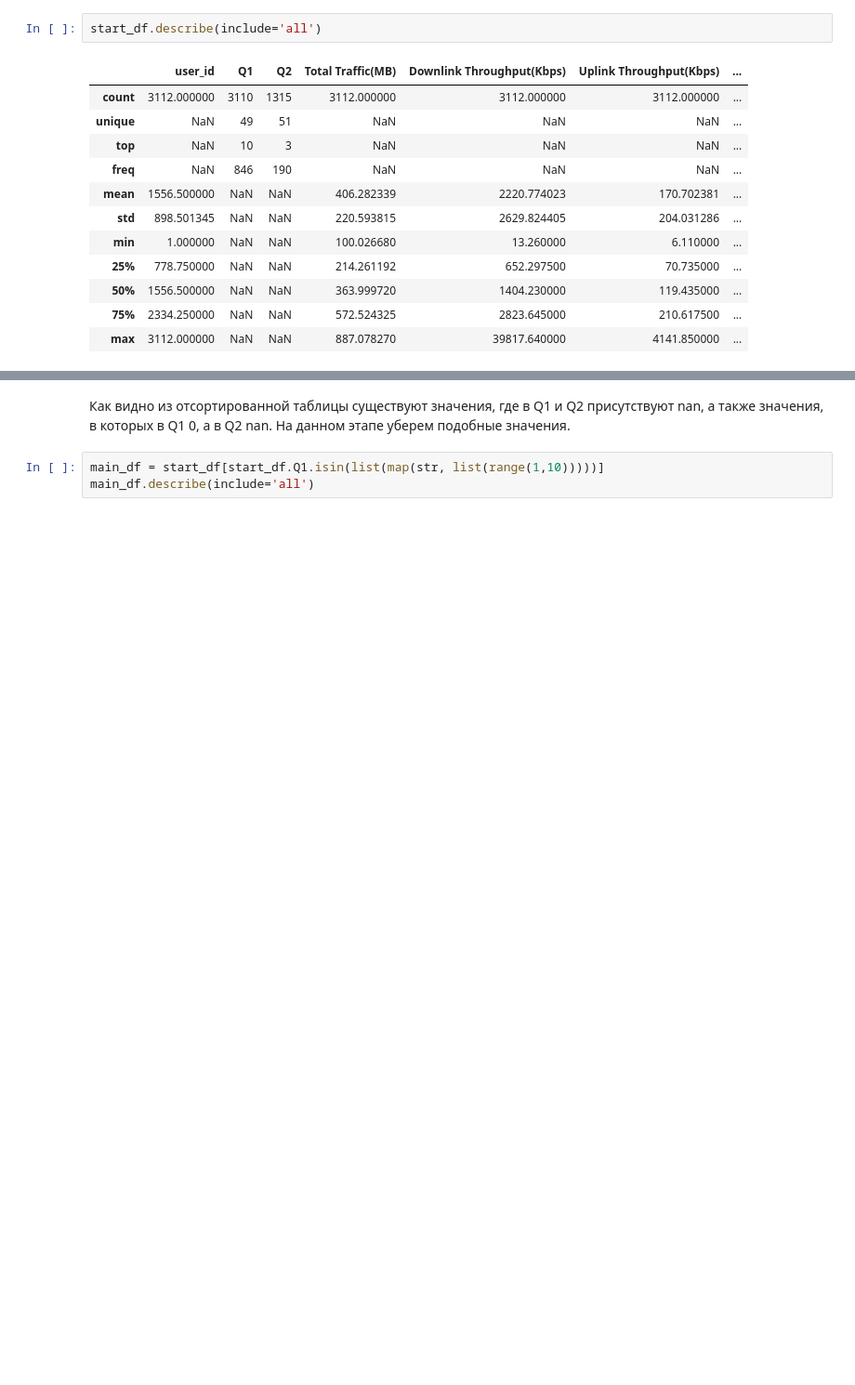
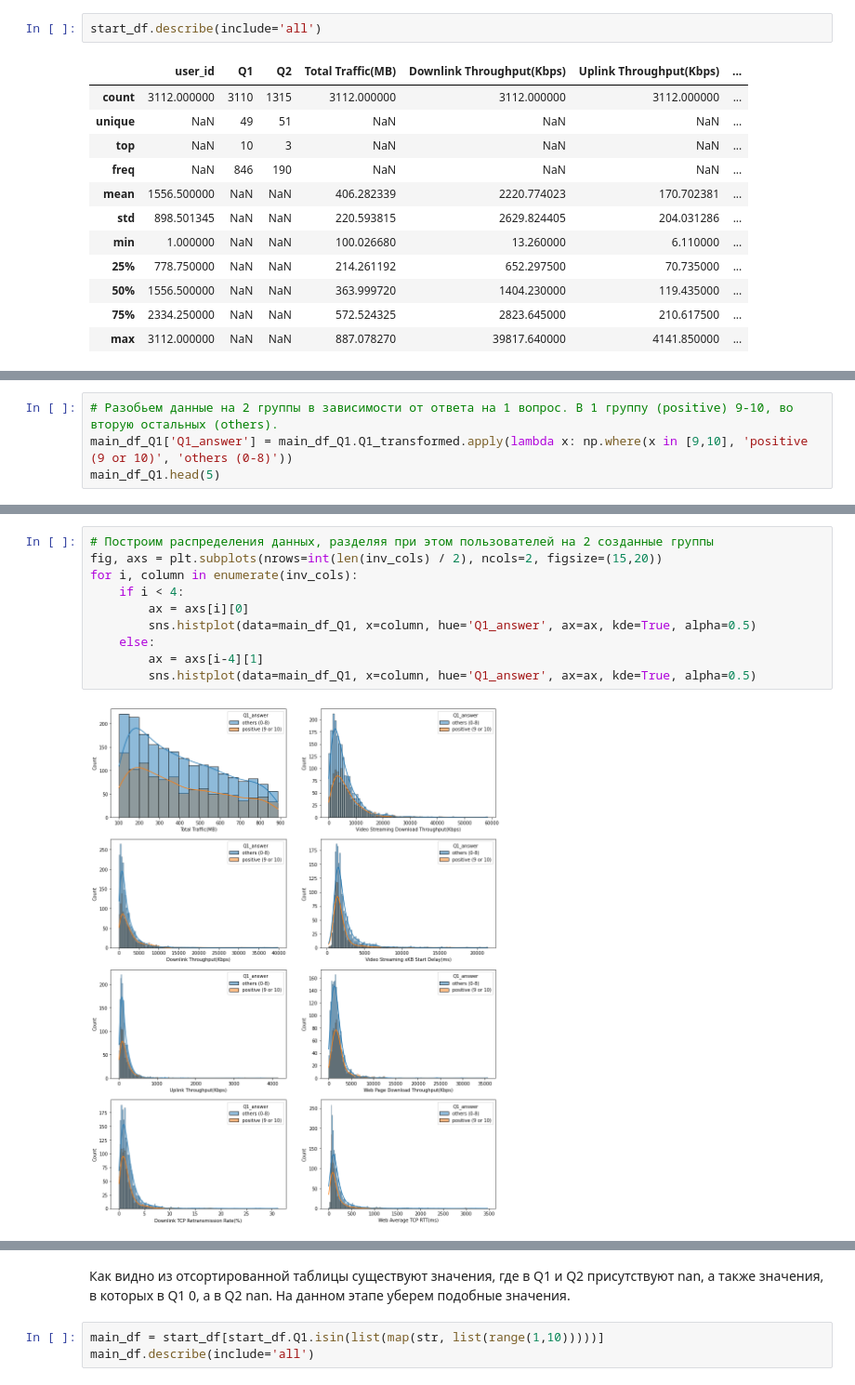
Before and after one commit to KruglikovAnton/megafons_clients_investigation, a Jupyter notebook: megafon_investigation.ipynb, the cells around one changed output, grey strips where cells are left out. Shown at 93% size. Saved outputs shown, nothing was run; the diff lists cells and outputs as text; blank space fills up the shorter version.

```diff
--- a/megafon_investigation.ipynb
+++ b/megafon_investigation.ipynb
@@ -80,0 +157,4 @@ start_df.sort_values('Q1')
+# %%
+# Разобьем данные на 2 группы в зависимости от ответа на 1 вопрос. В 1 группу (positive) 9-10, во вторую остальных (others).
+main_df_Q1['Q1_answer'] = main_df_Q1.Q1_transformed.apply(lambda x: np.where(x in [9,10], 'positive (9 or 10)', 'others (0-8)'))
+main_df_Q1.head(5)
@@ -80,0 +172,12 @@ start_df.sort_values('Q1')
+# %%
+# Построим распределения данных, разделяя при этом пользователей на 2 созданные группы
+fig, axs = plt.subplots(nrows=int(len(inv_cols) / 2), ncols=2, figsize=(15,20))
+for i, column in enumerate(inv_cols):
+    if i < 4:
+        ax = axs[i][0]
+        sns.histplot(data=main_df_Q1, x=column, hue='Q1_answer', ax=ax, kde=True, alpha=0.5)
+    else:
+        ax = axs[i-4][1]
+        sns.histplot(data=main_df_Q1, x=column, hue='Q1_answer', ax=ax, kde=True, alpha=0.5)
+# %% [output]
+[figure, added]
```
Also changed, not shown: parts of 22 cells of this notebook.
